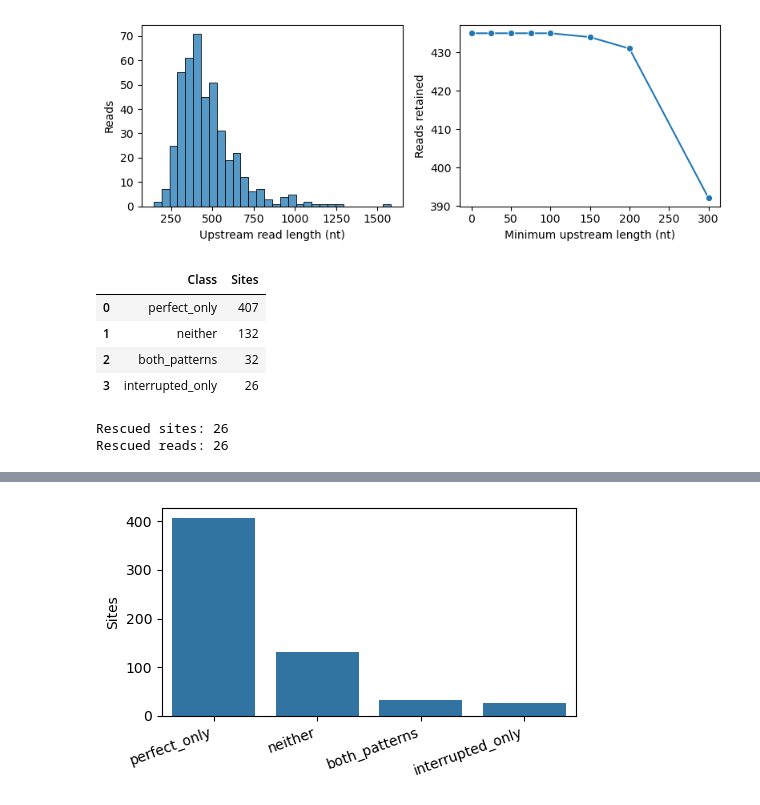
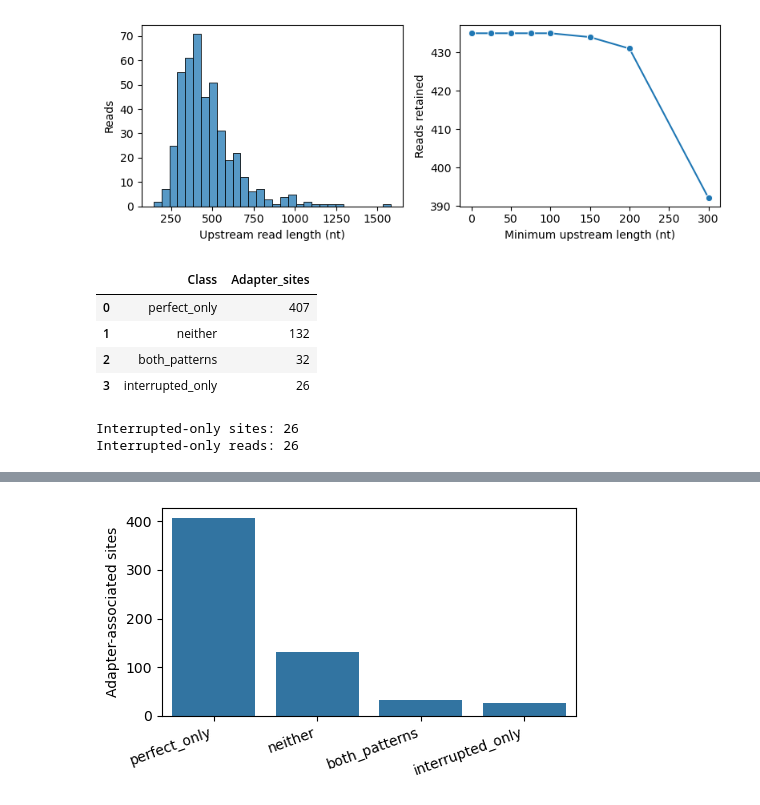
Before and after one commit to ih-11/hmm-3end, a Jupyter notebook: notebooks/qcfastq.ipynb, the cells around one changed output, grey strips where cells are left out. Drawn from its saved outputs; the diff is of its cells as text; code cells hidden in the pictures.

```diff
--- a/notebooks/qcfastq.ipynb
+++ b/notebooks/qcfastq.ipynb
@@ -1009,7 +1009,7 @@ plt.show()
 [figure]
 # %%
 # ============================================
-# Are interrupted A/T tails missed by the strict rule?
+# How are adapter-adjacent tails classified?
 # ============================================
 
 min_block = 5
@@ -1069,47 +1069,51 @@ sum_df = (
 	int_df["class"]
 	.value_counts()
 	.rename_axis("Class")
-	.reset_index(name="Sites")
+	.reset_index(name="Adapter_sites")
 )
 
-rescue             = int_df.loc[int_df["class"] == "interrupted_only"].copy()
-rescue["tail"]     = rescue["itail"]
-rescue["tail_len"] = rescue["tail"].str.len()
-rescue["up_len"]   = rescue["iup"]
+int_only             = int_df.loc[int_df["class"] == "interrupted_only"].copy()
+int_only["tail"]     = int_only["itail"]
+int_only["tail_len"] = int_only["tail"].str.len()
+int_only["up_len"]   = int_only["iup"]
 
 display(sum_df)
 
-print("Rescued sites:", len(rescue))
-print("Rescued reads:", rescue["id"].nunique())
+print("Interrupted-only sites:", len(int_only))
+print("Interrupted-only reads:", int_only["id"].nunique())
 
-display(rescue[["id", "type", "tail", "tail_len", "up_len", "base"]].head(10))
+display(
+	int_only[
+		["id", "type", "tail", "tail_len", "up_len", "base"]
+	].head(10)
+)
 
 plt.figure(figsize=(5, 3))
-sns.barplot(data=sum_df, x="Class", y="Sites")
+sns.barplot(data=sum_df, x="Class", y="Adapter_sites")
 
 plt.xticks(rotation=20, ha="right")
 plt.xlabel("")
-plt.ylabel("Sites")
+plt.ylabel("Adapter-associated sites")
 
 plt.tight_layout()
 plt.show()
 # %% [output]
-|  | Class | Sites |
+|  | Class | Adapter_sites |
 | 0 | perfect_only | 407 |
 | 1 | neither | 132 |
 | 2 | both_patterns | 32 |
 | 3 | interrupted_only | 26 |
-Rescued sites: 26
-Rescued reads: 26
+Interrupted-only sites: 26
+Interrupted-only reads: 26
 |  | id | type | tail | tail_len | up_len | base |
 | 1 | b066f69a-4698-4898-ad43-e1ecb2b4b5ab | PolyT | AAAAAAAAAGAAAAAAAAAAA | 21 | 339.0 | G |
 | 9 | e2e3d694-bc55-46ca-b845-ec33c5fafda1 | PolyA | AAAAAAAAAAAAAAAAAAAAAAAAAGAAAAAAA... | 38 | 348.0 | G |
 | 27 | e62deb1d-b59c-4f8a-9bda-4a69d3750bbc | PolyT | AAAAAAAAAAACAAAAAAAAAAAA | 24 | 372.0 | C |
 | 40 | 2bba7996-d77d-41a9-b039-0c96d1aa1094 | PolyT | AAAAAAAGAAAAAAAAAAAA | 20 | 1021.0 | G |
 | 61 | 8475c92e-2ea0-47ed-a434-c34a6e584119 | PolyA | AAAAAAAAAAAAAAAAGAAAAAAAAA | 26 | 439.0 | G |
 | 74 | 4ac8454e-b20d-4b18-8084-0a92931eb65c | PolyA | AAAAAAAAAAAAGAAAAAAAAAA | 23 | 539.0 | G |
 | 106 | b1b43a8c-8b3d-4770-806c-f3c63d3a83b2 | PolyA | AAAAAGAAAAAAAAAAAAAA | 20 | 293.0 | G |
 | 109 | a33a4f75-1230-4caa-9027-68fe371fac15 | PolyA | AAAAAAAGAAAAAAAAAAAA | 20 | 500.0 | G |
 | 145 | 4577c7af-89a9-4946-a968-27bf7eb70484 | PolyA | AAAAAAAAAAATAAAAAAAAAAA | 23 | 410.0 | T |
 | 152 | 70a02c49-b113-493e-a343-d756007554a9 | PolyT | AAAAAAAAAAAAACAAAAA | 19 | 372.0 | C |
-[figure, old version]
+[figure, new version]
```
Also changed, not shown: parts of 1 cell of this notebook.
